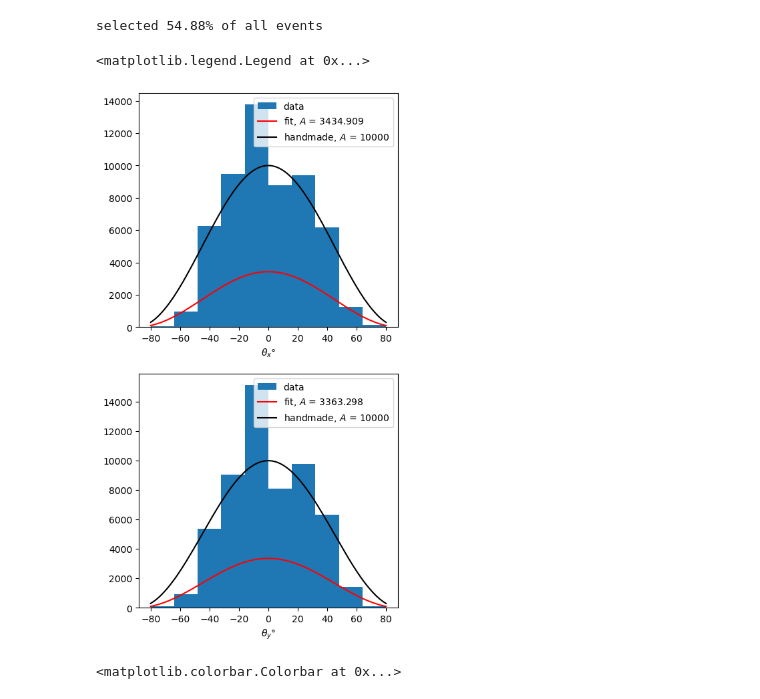
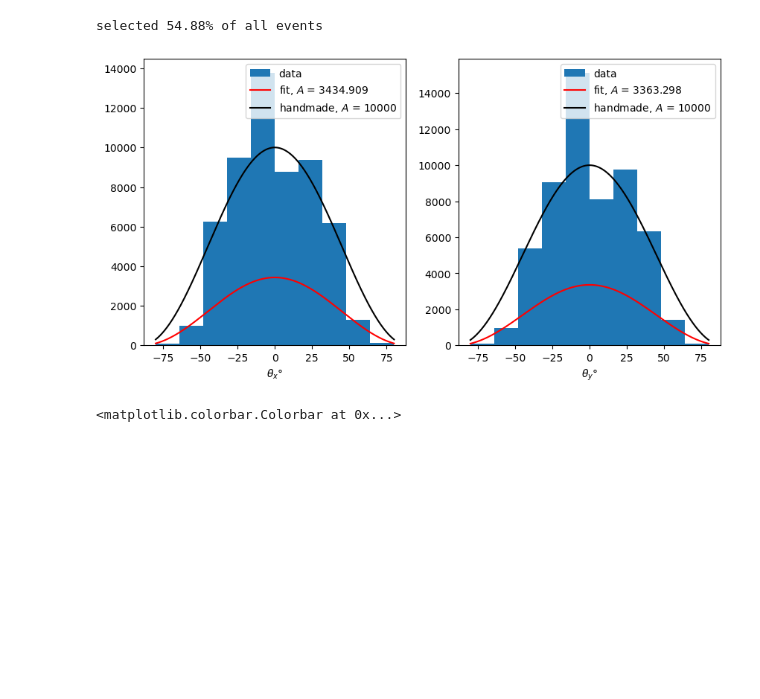
Before and after one commit to kauniska/ecal_reco, a Jupyter notebook: angle.ipynb, the cells around one changed output. Saved outputs shown, nothing was run; the diff lists cells and outputs as text; code cells hidden in the pictures; blank space fills up the shorter version.

Commit message:
more plots

```diff
--- a/angle.ipynb
+++ b/angle.ipynb
@@ -61,31 +61,32 @@ def expected2D(angles, A):
 # %%
 from scipy.optimize import curve_fit
 
 thetas_x = [np.arctan(t.x.t) * 180 / np.pi for t in tracks if t.is_good_2D_fit()]
 thetas_y = [np.arctan(t.y.t) * 180 / np.pi for t in tracks if t.is_good_2D_fit()]
 bins = 10
 
 xfit = np.linspace(-80, 80, 1000)
 xfit_rad = xfit / 180 * np.pi
-fig, axs = plt.subplots(2, 1, figsize = (5, 10))
+fig, axs = plt.subplots(1, 2, figsize = (10, 5))
 n_x, xs, _ = axs[0].hist(thetas_x, bins = bins, range = [-80, 80], label = 'data')
 xs = np.array(xs) + (xs[1] - xs[0])/2
 popt_x, pcov_x = curve_fit(expected, xs[:-1], n_x, bounds = (0, np.inf), p0 = 10000)
 axs[0].plot(xfit, expected(xfit_rad, popt_x[0]), 'r-', label = 'fit, $A$ = {:.3f}'.format(popt_x[0]))
 axs[0].plot(xfit, expected(xfit_rad, 10000), 'k-', label = 'handmade, $A$ = 10000')
 axs[0].set(xlabel = r'$\theta_x$°')
 axs[0].legend()
 
 n_y, ys, _ = axs[1].hist(thetas_y, bins=bins, range=[-80, 80], label='data')
 ys = np.array(ys) + (ys[1] - ys[0])/2
 popt_y, pcov_y = curve_fit(expected, ys[:-1], n_y, bounds = (0, np.inf), p0 = 10000)
 axs[1].plot(xfit, expected(xfit_rad, popt_y[0]), 'r-', label='fit, $A$ = {:.3f}'.format(popt_y[0]))
 axs[1].plot(xfit, expected(xfit_rad, 10000), 'k-', label='handmade, $A$ = 10000')
 axs[1].set(xlabel = r'$\theta_y$°')
 axs[1].legend()
+
+fig.savefig('../figs/angle_distribution_uncalibrated.pdf')
 # %% [output]
-<matplotlib.legend.Legend at 0x...>
-[figure, old version]
+[figure, new version]
 # %%
 # 2D hist of angular distribution
 plt.figure()
```
Also changed, not shown: 1 other file.
